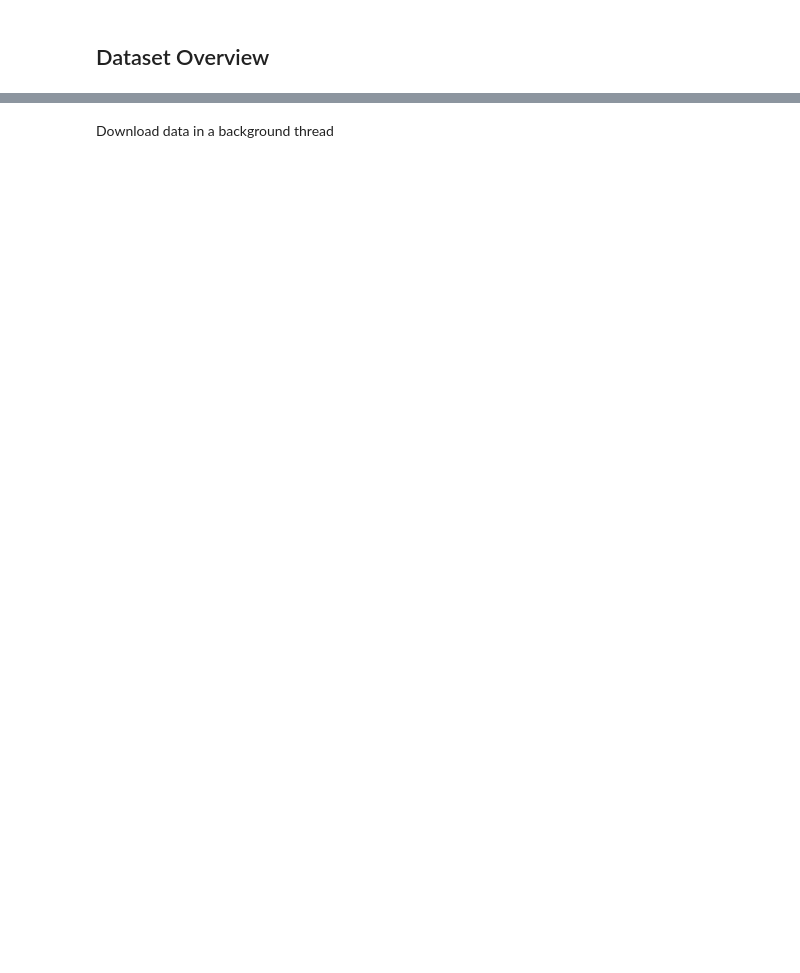
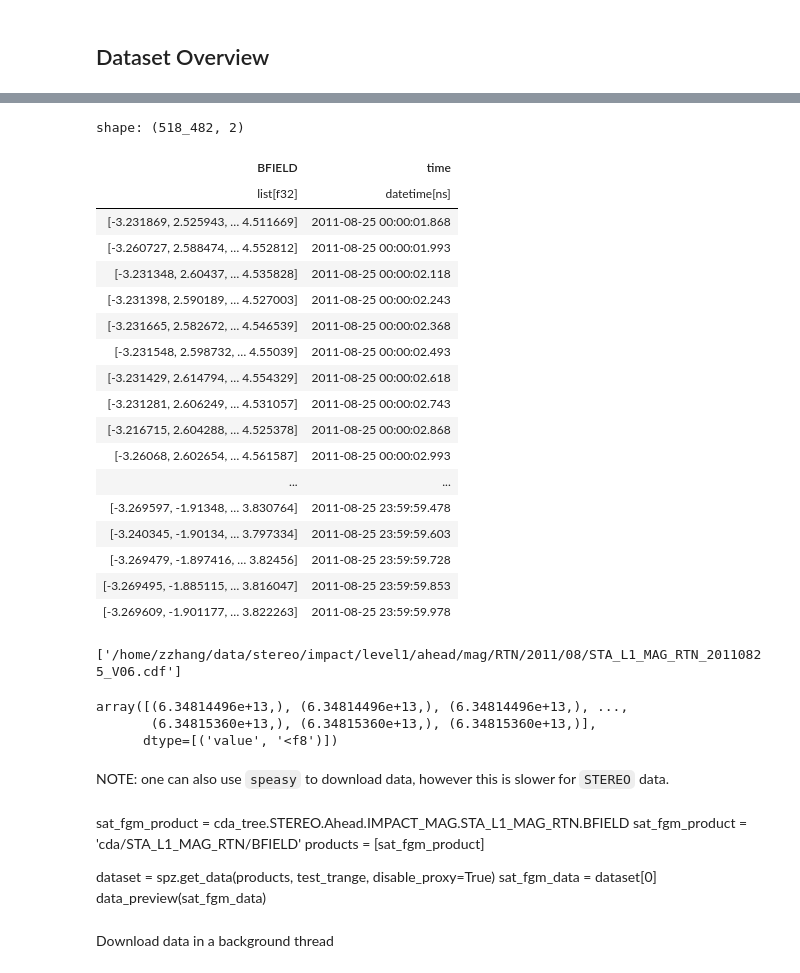
Before and after one commit to Beforerr/planet, a Jupyter notebook: nbs/03_stereo.ipynb, the cells around one changed output, grey strips where cells are left out. Cells and saved outputs as stored; diff of their text form; code cells hidden in the pictures; blank space fills up the shorter version.

Commit message:
updating STEREO nbs

```diff
--- a/nbs/03_stereo.ipynb
+++ b/nbs/03_stereo.ipynb
@@ -95,0 +122,26 @@ test_trange = ["2011-08-25", "2012-08-26"]
+# %%
+output = f"../data/sta_fgm.parquet"
+vars = ['BFIELD']
+
+def convert_cdf_to_parquet(files, vars, output):
+    # if os.path.exists(output):
+    #     return output
+
+    vars_dict = {var: [] for var in vars}
+    times = []
+    for file in files:
+        cdf = pycdfpp.load(file)
+        time = pycdfpp.to_datetime64(cdf["Epoch"])
+        for var in vars:
+            vars_dict[var].append(cdf[var].values)
+        times.append(time)
+
+    for var in vars:
+        vars_dict[var] = np.concatenate(vars_dict[var])
+    times = np.concatenate(times)
+    df = pl.DataFrame({**vars_dict, "time": times})
+    # df.write_parquet(output)
+    return output
+
+
+convert_cdf_to_parquet(files[0:1], vars, output)
@@ -96,7 +168,53 @@ test_trange = ["2011-08-25", "2012-08-26"]
+# %%
+pl.read_parquet(output)
+# %% [output]
+shape: (518_482, 2)
+| BFIELD | time |
+| list[f32] | datetime[ns] |
+| [-3.231869, 2.525943, … 4.511669] | 2011-08-25 00:00:01.868 |
+| [-3.260727, 2.588474, … 4.552812] | 2011-08-25 00:00:01.993 |
+| [-3.231348, 2.60437, … 4.535828] | 2011-08-25 00:00:02.118 |
+| [-3.231398, 2.590189, … 4.527003] | 2011-08-25 00:00:02.243 |
+| [-3.231665, 2.582672, … 4.546539] | 2011-08-25 00:00:02.368 |
+| [-3.231548, 2.598732, … 4.55039] | 2011-08-25 00:00:02.493 |
+| [-3.231429, 2.614794, … 4.554329] | 2011-08-25 00:00:02.618 |
+| [-3.231281, 2.606249, … 4.531057] | 2011-08-25 00:00:02.743 |
+| [-3.216715, 2.604288, … 4.525378] | 2011-08-25 00:00:02.868 |
+| [-3.26068, 2.602654, … 4.561587] | 2011-08-25 00:00:02.993 |
+| ... | ... |
+| [-3.269597, -1.91348, … 3.830764] | 2011-08-25 23:59:59.478 |
+| [-3.240345, -1.90134, … 3.797334] | 2011-08-25 23:59:59.603 |
+| [-3.269479, -1.897416, … 3.82456] | 2011-08-25 23:59:59.728 |
+| [-3.269495, -1.885115, … 3.816047] | 2011-08-25 23:59:59.853 |
+| [-3.269609, -1.901177, … 3.822263] | 2011-08-25 23:59:59.978 |
+# %%
+files[0:1]
+# %% [output]
+['/home/zzhang/data/stereo/impact/level1/ahead/mag/RTN/2011/08/STA_L1_MAG_RTN_20110825_V06.cdf']
+# %%
+# cdf = pycdfpp.load(file)
+cdf['BFIELD'].values
+# cdf['Epoch'].values
+# %% [output]
+array([(6.34814496e+13,), (6.34814496e+13,), (6.34814496e+13,), ...,
+       (6.34815360e+13,), (6.34815360e+13,), (6.34815360e+13,)],
+      dtype=[('value', '<f8')])
+# %% [markdown]
+NOTE: one can also use `speasy` to download data, however this is slower for `STEREO` data.
 # %%
-sat = 'STA'
-coord = 'rtn'
-
+%%markdown
 sat_fgm_product = cda_tree.STEREO.Ahead.IMPACT_MAG.STA_L1_MAG_RTN.BFIELD
 sat_fgm_product = 'cda/STA_L1_MAG_RTN/BFIELD'
 products = [sat_fgm_product]
+
+dataset = spz.get_data(products, test_trange, disable_proxy=True)
+sat_fgm_data  = dataset[0]
+data_preview(sat_fgm_data)
+# %% [output]
+sat_fgm_product = cda_tree.STEREO.Ahead.IMPACT_MAG.STA_L1_MAG_RTN.BFIELD
+sat_fgm_product = 'cda/STA_L1_MAG_RTN/BFIELD'
+products = [sat_fgm_product]
+
+dataset = spz.get_data(products, test_trange, disable_proxy=True)
+sat_fgm_data  = dataset[0]
+data_preview(sat_fgm_data)
```
Also changed, not shown: parts of 18 cells of this notebook, 5 other files.
